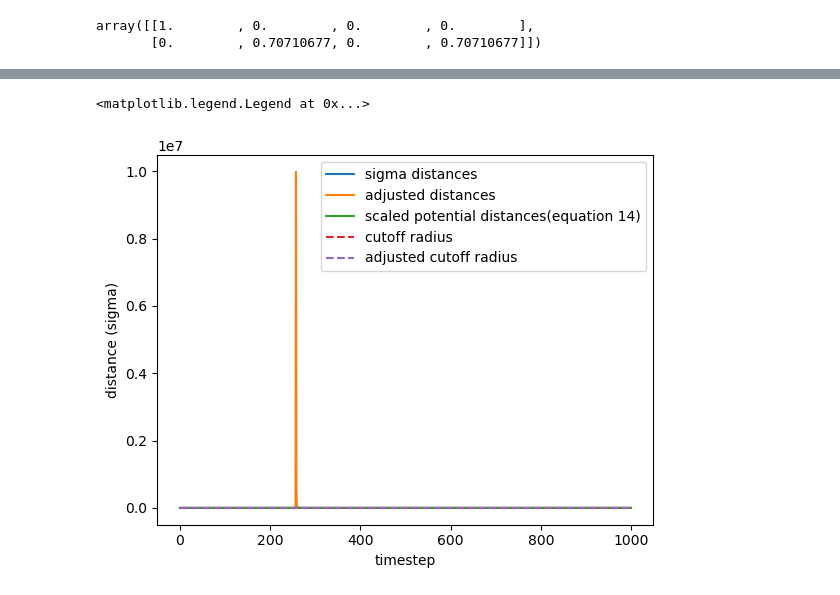
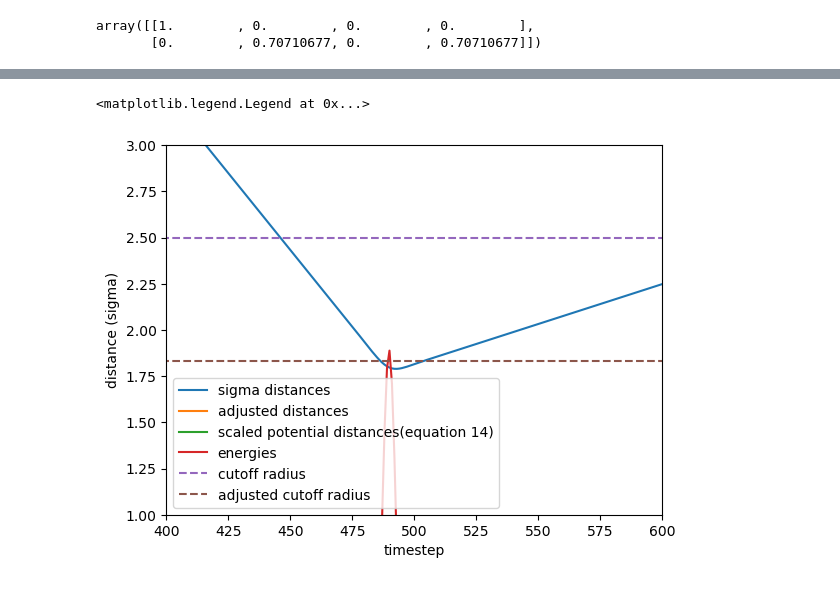
Before and after one commit to cmelab/Anisotropic-Particle-Simulation, a Jupyter notebook: Attempting_to_create_the_desired_two_particle_environment_different_orientation.ipynb, the cells around one changed output, grey strips where cells are left out. Drawn from its saved outputs; the diff is of its cells as text; code cells hidden in the pictures.

```diff
--- a/Attempting_to_create_the_desired_two_particle_environment_different_orientation.ipynb
+++ b/Attempting_to_create_the_desired_two_particle_environment_different_orientation.ipynb
@@ -165,23 +147,37 @@ print(frame.configuration.box, type(frame.configuration.box))
 # %%
+# magnitudes
 distances = []
+# vectors
+dist_vecs = []
+# vectors adjusted to zeta
 gbdists = []
+# vectors adjusted to phi
 phidists = []
+# hoomd-calculated GB energies
+energies = []
 for frame in f:
     #Adjust for periodic boundaries
     #distvect = frame.particles.position[1] - frame.particles.position[0]
-    dx, dy, dz = frame.particles.position[1] - frame.particles.position[0]
-    dx = np.sign(dx) * (np.abs(dx) %(frame.configuration.box[0]/2))
-    dy = np.sign(dy) * (np.abs(dy) %(frame.configuration.box[1]/2))
-    dz = np.sign(dz) * (np.abs(dz) %(frame.configuration.box[2]/2))
-    distvect = np.array([dx, dy, dz])
-    distnorm = numpy.linalg.norm(distvect)
-    distances.append(distnorm)
-    ei = frame.particles.orientation[0][1:]
+    #dx, dy, dz = frame.particles.position[1] - frame.particles.position[0]
+    #dx = np.sign(dx) * (np.abs(dx) %(frame.configuration.box[0]/2))
+    #dy = np.sign(dy) * (np.abs(dy) %(frame.configuration.box[1]/2))
+    #dz = np.sign(dz) * (np.abs(dz) %(frame.configuration.box[2]/2))
+    #distvect = np.array([dx, dy, dz])
+    #distnorm = numpy.linalg.norm(distvect)
+    #distances.append(distnorm)
+    pts = frame.particles.position
+    aq = freud.locality.AABBQuery(frame.configuration.box, pts)
+    for pair in aq.query(pts, dict(num_neighbors=2)):
+        dist_mag = max(0, pair[2])
+        dist_vec = aq.points[1] - aq.points[0]
+    distances.append(dist_mag)
+    dist_vecs.append(dist_vec)
+    print(aq.points)
+    ei = frame.particles.orientation[0][:3]
     ei = ei / np.linalg.norm(ei)
-    ej = frame.particles.orientation[1][1:]
+    ej = frame.particles.orientation[1][:3]
     ej = ej / np.linalg.norm(ej)
-    gbdists.append(distconvert(distvect, lperp, lpar, ei, ej))
-    phidists.append(phiconvert(distvect, lperp, lpar, ei, ej))
-
-print(gbdists)
+    gbdists.append(distconvert(dist_vec, lperp, lpar, ei, ej))
+    phidists.append(phiconvert(dist_vec, lperp, lpar, ei, ej))
+    energies.append(frame.log['md/pair/aniso/GayBerne/energy'])
 # %% [output]
@@ -189,15 +217,17 @@ print(gbdists)
 # %%
 plt.figure()
 plt.plot(distances, label = 'sigma distances')
 plt.plot(gbdists, label = 'adjusted distances')
 plt.plot(phidists, label = 'scaled potential distances(equation 14)')
+plt.plot(energies, label='energies')
+
 plt.xlabel('timestep')
 plt.ylabel('distance (sigma)')
 plt.plot(2.5 * numpy.ones_like(distances), ls = '--', label = 'cutoff radius')
 plt.plot(((2.5 - sigmax + sigmin)/sigmin) * numpy.ones_like(distances), ls = '--', label = 'adjusted cutoff radius')
 #plt.axvline(x = 490, color = 'g', label = 'vertical line') #This is the function for a vertical line but
-#plt.ylim(-10, 8)
+plt.axis([400, 600, 1, 3])
 plt.legend()
 # %% [output]
 <matplotlib.legend.Legend at 0x...>
-[figure, old version]
+[figure, new version]
```
Also changed, not shown: parts of 20 cells of this notebook.
